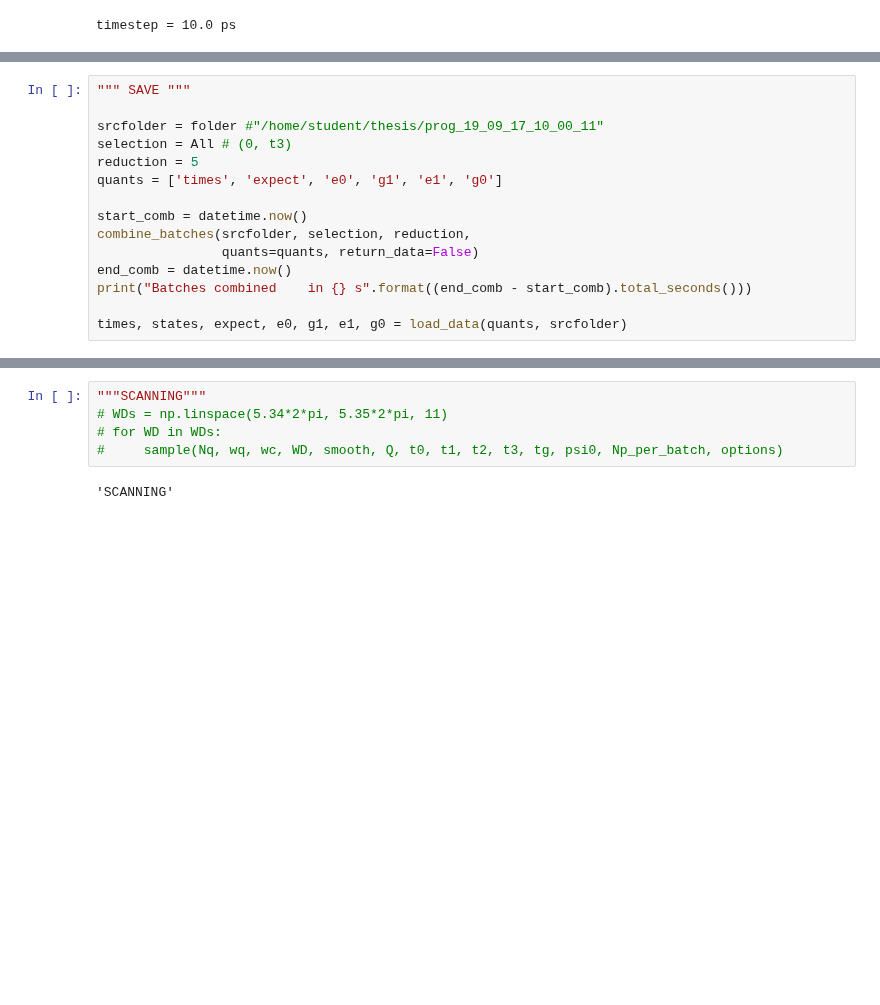
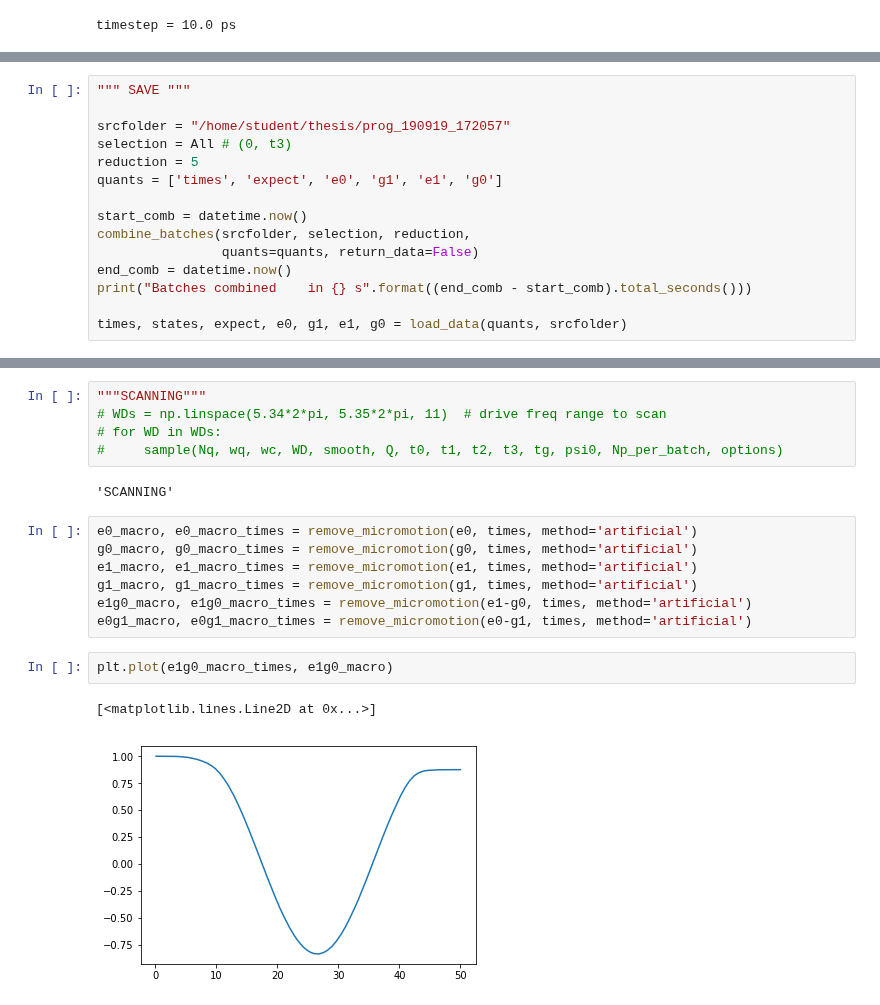
Before and after one commit to wouterkesselsap/thesis, a Jupyter notebook: 2p_sideband.ipynb, the cells around one changed output, grey strips where cells are left out. Cells and saved outputs as stored; diff of their text form; blank space fills up the shorter version.

Commit message:
Remove micromotion with artificial datapoints

```diff
--- a/2p_sideband.ipynb
+++ b/2p_sideband.ipynb
@@ -151,7 +145,7 @@ Evolution completed in 21.679004 s
 # %%
 """ SAVE """
 
-srcfolder = folder #"/home/student/thesis/prog_19_09_17_10_00_11"
+srcfolder = "/home/student/thesis/prog_190919_172057"
 selection = All # (0, t3)
 reduction = 5
 quants = ['times', 'expect', 'e0', 'g1', 'e1', 'g0']
@@ -233,8 +226,20 @@ widgets.VBox([button, out])
 [interactive output not drawn]
 # %%
 """SCANNING"""
-# WDs = np.linspace(5.34*2*pi, 5.35*2*pi, 11)
+# WDs = np.linspace(5.34*2*pi, 5.35*2*pi, 11)  # drive freq range to scan
 # for WD in WDs:
 #     sample(Nq, wq, wc, WD, smooth, Q, t0, t1, t2, t3, tg, psi0, Np_per_batch, options)
 # %% [output]
 'SCANNING'
+# %%
+e0_macro, e0_macro_times = remove_micromotion(e0, times, method='artificial')
+g0_macro, g0_macro_times = remove_micromotion(g0, times, method='artificial')
+e1_macro, e1_macro_times = remove_micromotion(e1, times, method='artificial')
+g1_macro, g1_macro_times = remove_micromotion(g1, times, method='artificial')
+e1g0_macro, e1g0_macro_times = remove_micromotion(e1-g0, times, method='artificial')
+e0g1_macro, e0g1_macro_times = remove_micromotion(e0-g1, times, method='artificial')
+# %%
+plt.plot(e1g0_macro_times, e1g0_macro)
+# %% [output]
+[<matplotlib.lines.Line2D at 0x...>]
+[figure, added]
```
Also changed, not shown: parts of 6 cells of this notebook, 2 other files.
